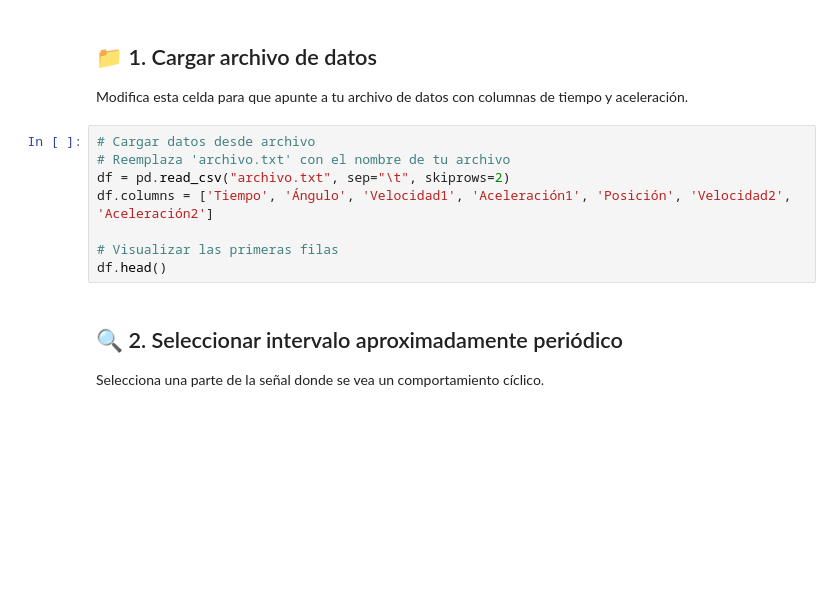
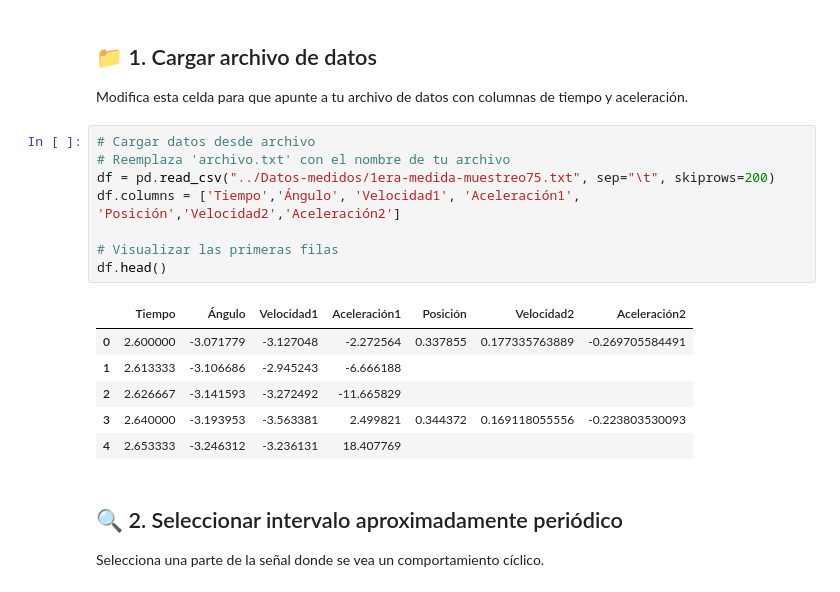
Before and after one commit to alonso121198/DFT-UTEC, a Jupyter notebook: plantilla_analisis_espectral.ipynb, the cells around one changed output. Cells and saved outputs as stored; diff of their text form; blank space fills up the shorter version.

```diff
--- a/plantilla_analisis_espectral.ipynb
+++ b/plantilla_analisis_espectral.ipynb
@@ -22,11 +22,18 @@ Modifica esta celda para que apunte a tu archivo de datos con columnas de tiempo
 # %%
 # Cargar datos desde archivo
 # Reemplaza 'archivo.txt' con el nombre de tu archivo
-df = pd.read_csv("archivo.txt", sep="\t", skiprows=2)
-df.columns = ['Tiempo', 'Ángulo', 'Velocidad1', 'Aceleración1', 'Posición', 'Velocidad2', 'Aceleración2']
+df = pd.read_csv("../Datos-medidos/1era-medida-muestreo75.txt", sep="\t", skiprows=200)
+df.columns = ['Tiempo','Ángulo', 'Velocidad1', 'Aceleración1', 'Posición','Velocidad2','Aceleración2']
 
 # Visualizar las primeras filas
 df.head()
+# %% [output]
+|  | Tiempo | Ángulo | Velocidad1 | Aceleración1 | Posición | Velocidad2 | Aceleración2 |
+| 0 | 2.600000 | -3.071779 | -3.127048 | -2.272564 | 0.337855 | 0.177335763889 | -0.269705584491 |
+| 1 | 2.613333 | -3.106686 | -2.945243 | -6.666188 |  |  |  |
+| 2 | 2.626667 | -3.141593 | -3.272492 | -11.665829 |  |  |  |
+| 3 | 2.640000 | -3.193953 | -3.563381 | 2.499821 | 0.344372 | 0.169118055556 | -0.223803530093 |
+| 4 | 2.653333 | -3.246312 | -3.236131 | 18.407769 |  |  |  |
 # %% [markdown]
 ## 🔍 2. Seleccionar intervalo aproximadamente periódico
 Selecciona una parte de la señal donde se vea un comportamiento cíclico.
```
Also changed, not shown: parts of 6 cells of this notebook, 2 other files.
